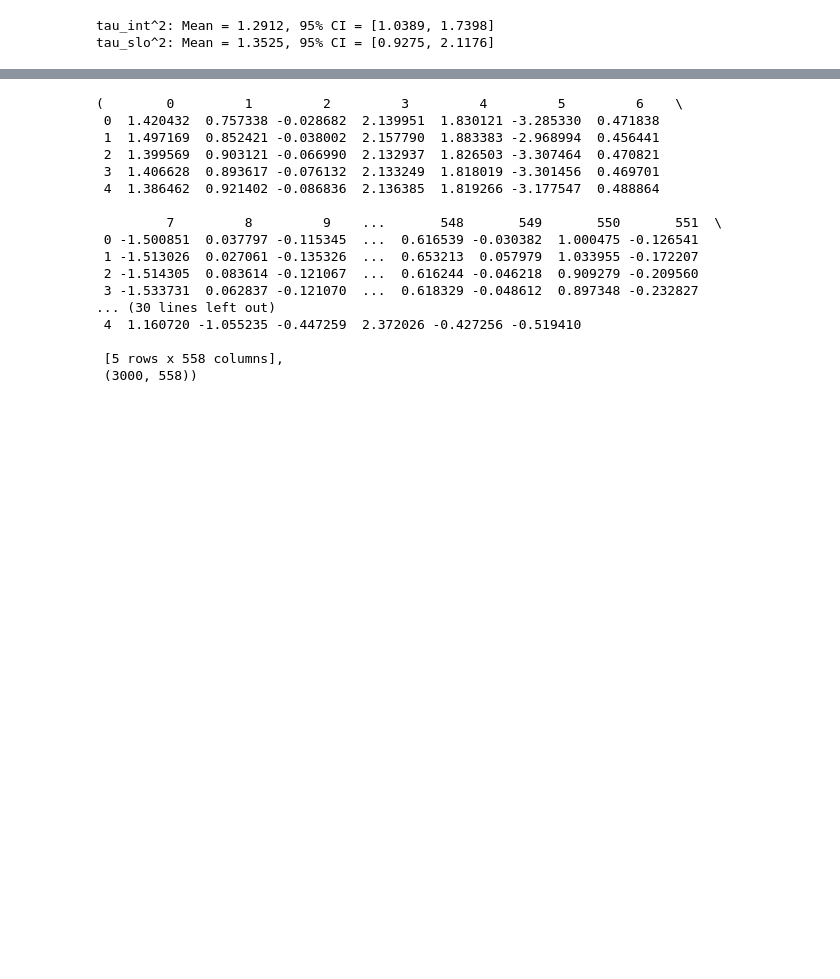
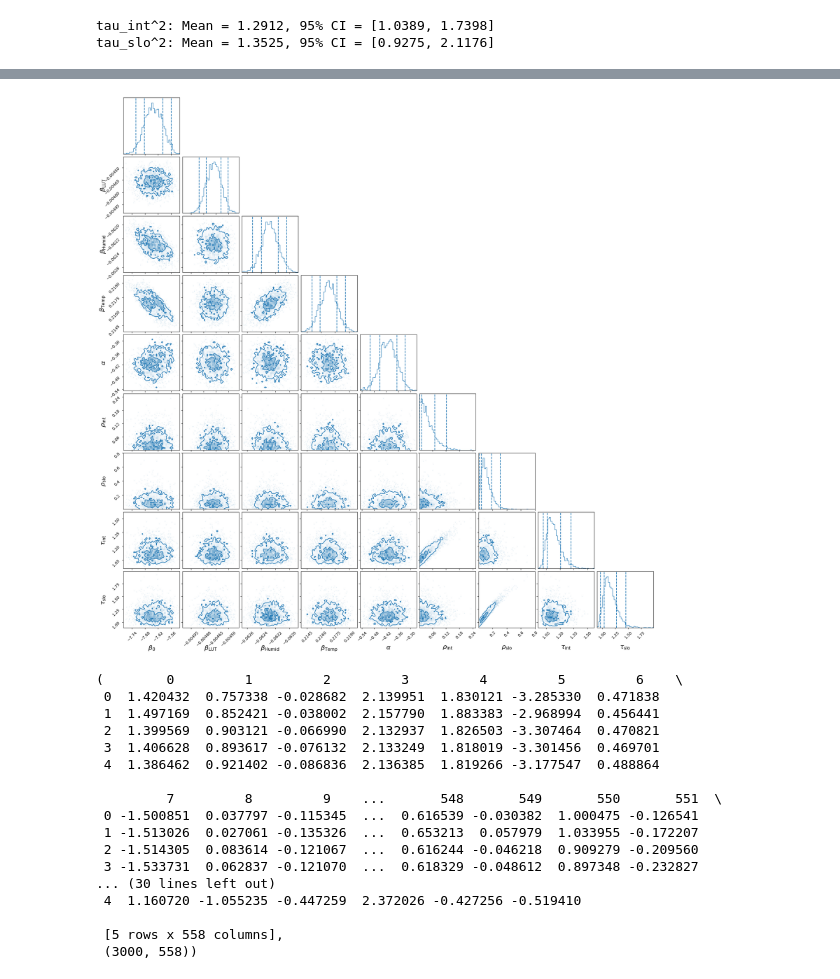
Before and after one commit to nviebig/Bayesian-SpatioTemporal-Modeling, a Jupyter notebook: Code/Big_Analysis.ipynb, the cells around one changed output, grey strips where cells are left out. Cells and saved outputs as stored; diff of their text form; code cells hidden in the pictures; blank space fills up the shorter version.

Commit message:
added the cornerplot code

```diff
--- a/Code/Big_Analysis.ipynb
+++ b/Code/Big_Analysis.ipynb
@@ -202,3 +137,36 @@ dtype: float64
+# %%
+import numpy as np
+import matplotlib.pyplot as plt
+import corner
+
+# Trim the last 1000 rows
+data_trimmed = data.iloc[:-1000].copy()
+
+# Corrected labels for the corner plot
+labels_reduced = [
+    r"$\beta_0$", r"$\beta_{\text{LUT}}$", r"$\beta_{\text{Humid}}$", r"$\beta_{\text{Temp}}$",
+    r"$\alpha$", r"$\rho_{\text{int}}$", r"$\rho_{\text{slo}}$",
+    r"$\tau_{\text{int}}$", r"$\tau_{\text{slo}}$"
+]
+
+# Create the corner plot
+fig = plt.figure(figsize=(20, 20))
+fig = corner.corner(
+    data_trimmed.values, bins=40, labels=labels_reduced, color="C0",
+    levels=1-np.exp(-0.5*np.array([1, 2])**2),
+    quantiles=[0.025, 0.16, 0.84, 0.975],
+    fig=fig, label_kwargs={"fontsize": 16, "labelpad": 10000}
+)
+
+# Add a legend
+fig.get_axes()[0].plot([], [], c="C0", )
+
+
+# Save and display the plot
+fig.savefig("img/corner_big_reduced.png", format="png")
+plt.show()
+# %% [output]
+[figure, added]
 # %%
 # Load the CSV files for phi and delta
 phi_file_path = 'csv/samples_big_phi11_01.csv'
```
Also changed, not shown: parts of 6 cells of this notebook, 7 other files.
